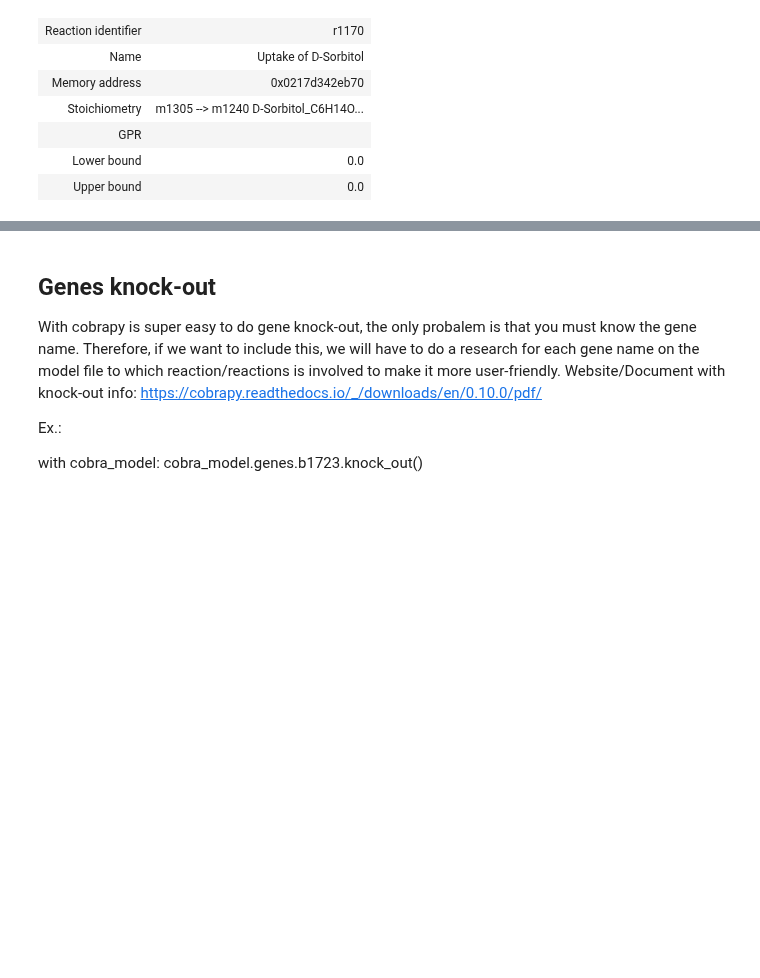
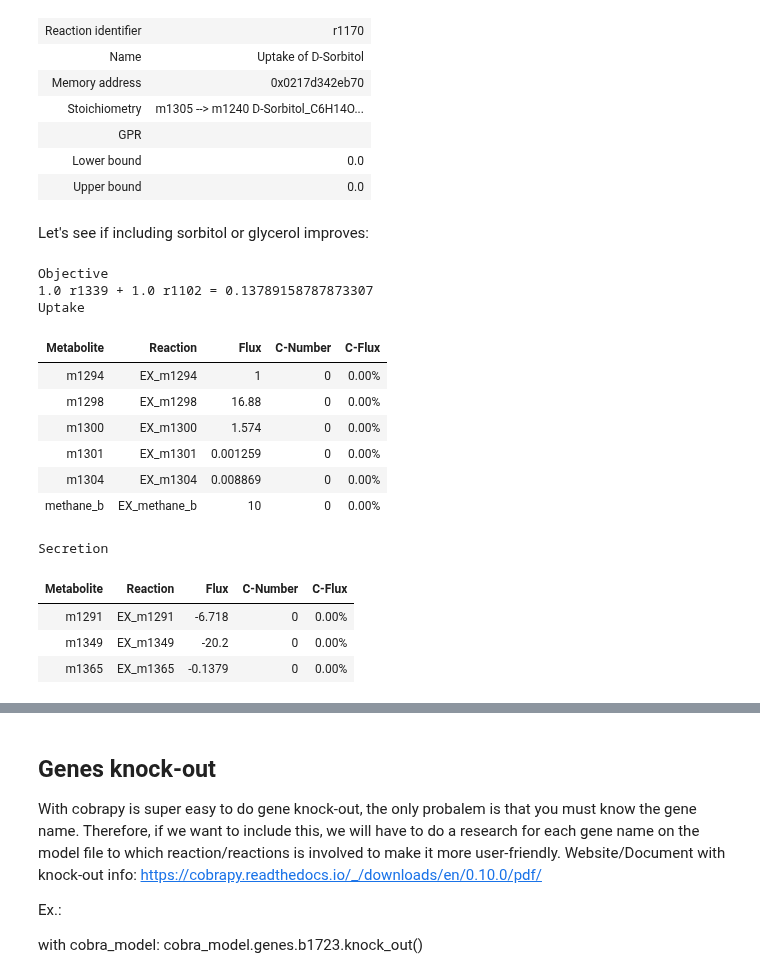
Before and after one commit to Schwebus/DTU_Biobuilders_2021, a Jupyter notebook: GSM_model/iLC915_testing.ipynb, the cells around one changed output, grey strips where cells are left out. Saved outputs shown, nothing was run; the diff lists cells and outputs as text; code cells hidden in the pictures; blank space fills up the shorter version.

```diff
--- a/GSM_model/iLC915_testing.ipynb
+++ b/GSM_model/iLC915_testing.ipynb
@@ -593,3 +603,25 @@ phaffii_hemo.reactions.r1170
 | GPR |  |
 | Lower bound | 0.0 |
 | Upper bound | 0.0 |
+# %% [markdown]
+Let's see if including sorbitol or glycerol improves:
+# %%
+phaffii_hemo.reactions.r1148.bounds = 0, 1
+# %%
+phaffii_hemo.summary()
+# %% [output]
+Objective
+1.0 r1339 + 1.0 r1102 = 0.13789158787873307
+Uptake
+| Metabolite | Reaction | Flux | C-Number | C-Flux |
+| m1294 | EX_m1294 | 1 | 0 | 0.00% |
+| m1298 | EX_m1298 | 16.88 | 0 | 0.00% |
+| m1300 | EX_m1300 | 1.574 | 0 | 0.00% |
+| m1301 | EX_m1301 | 0.001259 | 0 | 0.00% |
+| m1304 | EX_m1304 | 0.008869 | 0 | 0.00% |
+| methane_b | EX_methane_b | 10 | 0 | 0.00% |
+Secretion
+| Metabolite | Reaction | Flux | C-Number | C-Flux |
+| m1291 | EX_m1291 | -6.718 | 0 | 0.00% |
+| m1349 | EX_m1349 | -20.2 | 0 | 0.00% |
+| m1365 | EX_m1365 | -0.1379 | 0 | 0.00% |
```
Also changed, not shown: parts of 11 cells of this notebook, 3 other files.
